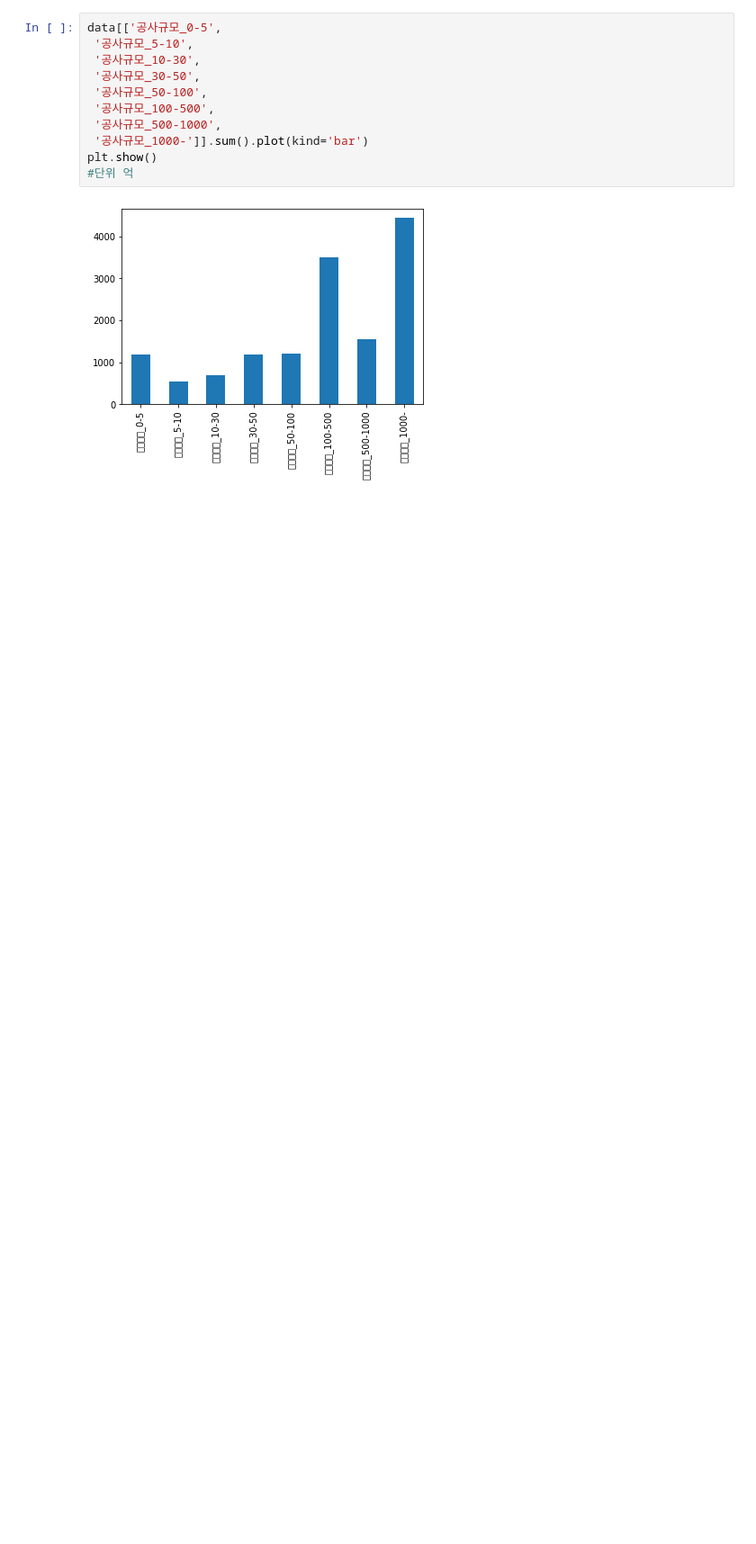
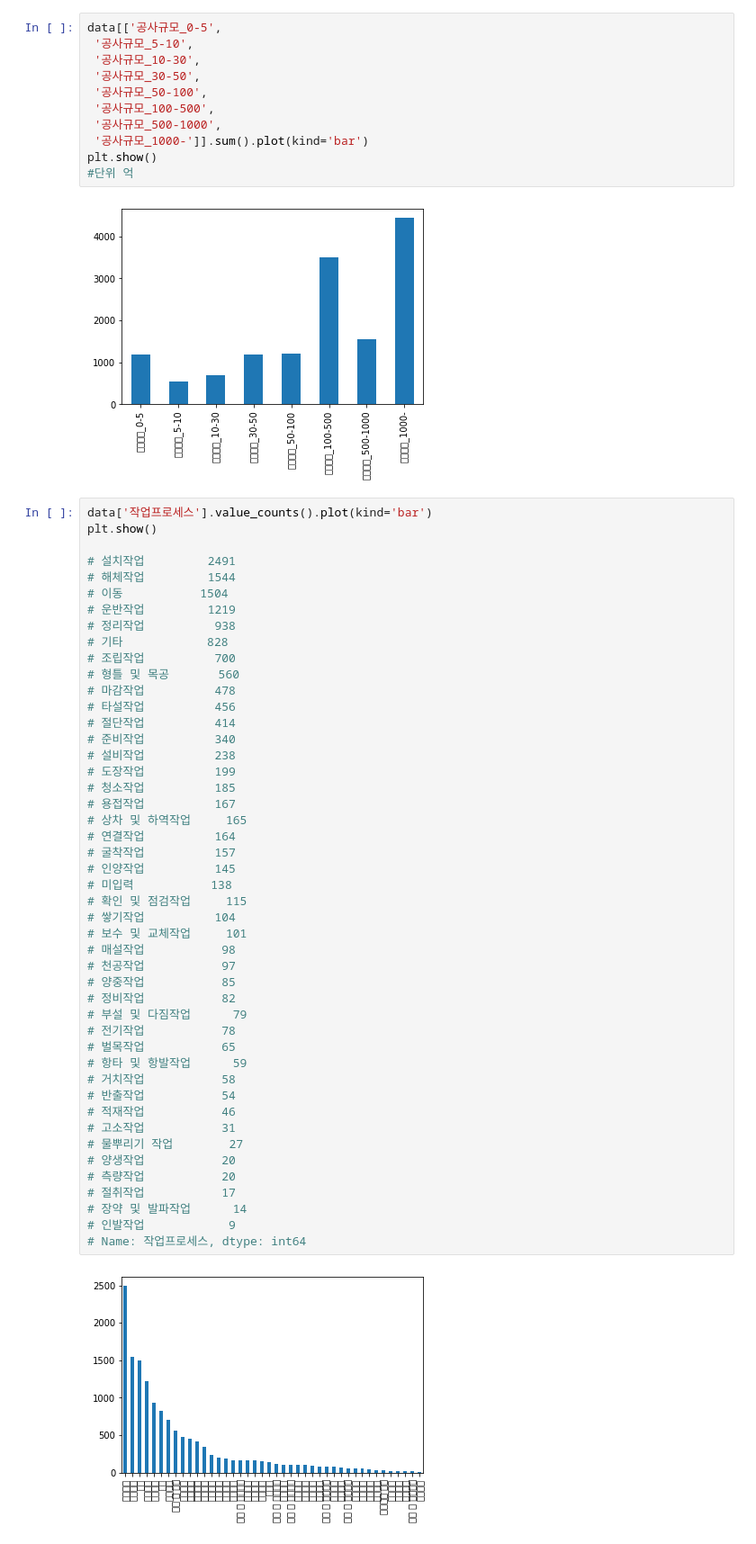
Before and after one commit to ConstructionSiteRisk2023/Preprocessor, a Jupyter notebook: temp4.ipynb, the cells around one changed output. Shown at 90% size. Cells and saved outputs as stored; diff of their text form; blank space fills up the shorter version.

```diff
--- a/temp4.ipynb
+++ b/temp4.ipynb
@@ -94,3 +94,52 @@ plt.show()
 #단위 억
 # %% [output]
 [figure]
+# %%
+data['작업프로세스'].value_counts().plot(kind='bar')
+plt.show()
+
+# 설치작업         2491
+# 해체작업         1544
+# 이동           1504
+# 운반작업         1219
+# 정리작업          938
+# 기타            828
+# 조립작업          700
+# 형틀 및 목공       560
+# 마감작업          478
+# 타설작업          456
+# 절단작업          414
+# 준비작업          340
+# 설비작업          238
+# 도장작업          199
+# 청소작업          185
+# 용접작업          167
+# 상차 및 하역작업     165
+# 연결작업          164
+# 굴착작업          157
+# 인양작업          145
+# 미입력           138
+# 확인 및 점검작업     115
+# 쌓기작업          104
+# 보수 및 교체작업     101
+# 매설작업           98
+# 천공작업           97
+# 양중작업           85
+# 정비작업           82
+# 부설 및 다짐작업      79
+# 전기작업           78
+# 벌목작업           65
+# 항타 및 항발작업      59
+# 거치작업           58
+# 반출작업           54
+# 적재작업           46
+# 고소작업           31
+# 물뿌리기 작업        27
+# 양생작업           20
+# 측량작업           20
+# 절취작업           17
+# 장약 및 발파작업      14
+# 인발작업            9
+# Name: 작업프로세스, dtype: int64
+# %% [output]
+[figure, added]
```
